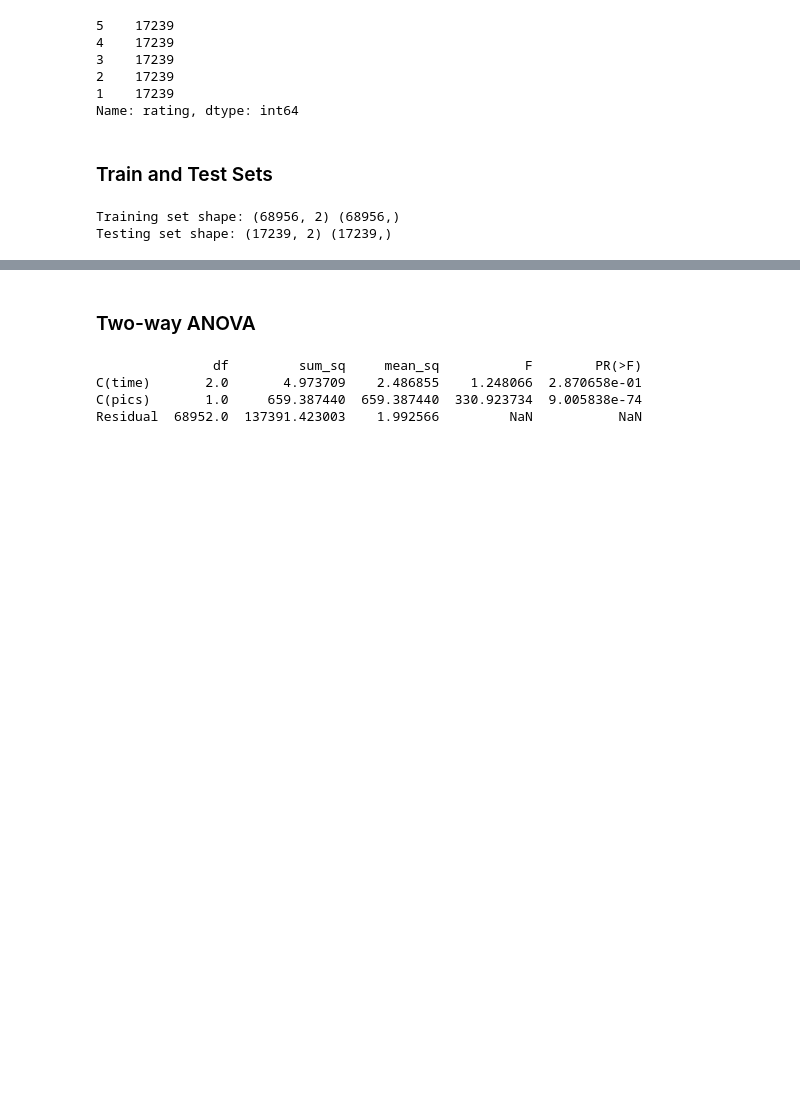
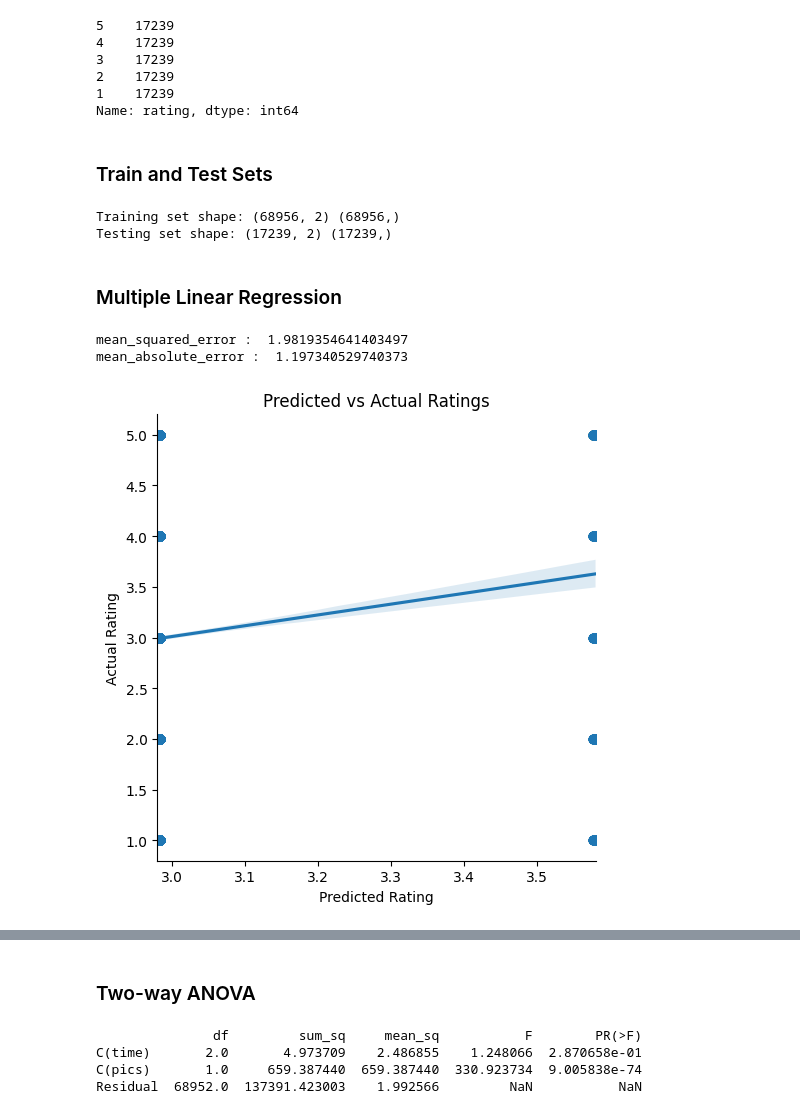
Before and after one commit to SkywingsWang/Masters-Degree-Dissertation, a Jupyter notebook: dissertation.ipynb, the cells around one changed output, grey strips where cells are left out. Saved outputs shown, nothing was run; the diff lists cells and outputs as text; code cells hidden in the pictures; blank space fills up the shorter version.

Commit message:
Update discrete models

```diff
--- a/dissertation.ipynb
+++ b/dissertation.ipynb
@@ -260,3 +275,29 @@ print("Testing set shape:", X_test.shape, y_test.shape)
 # %% [output]
 Training set shape: (68956, 2) (68956,)
 Testing set shape: (17239, 2) (17239,)
+# %% [markdown]
+### Multiple Linear Regression
+# %%
+# Fit the linear regression model
+model = LinearRegression()
+result = model.fit(X_train, y_train)
+predictions = model.predict(X_test)
+
+# model evaluation
+print('mean_squared_error : ', mean_squared_error(y_test, predictions))
+print('mean_absolute_error : ', mean_absolute_error(y_test, predictions))
+# %% [output]
+mean_squared_error :  1.9819354641403497
+mean_absolute_error :  1.197340529740373
+# %%
+# Merge predictions and y_test into a single data frame
+plot_regression = pd.DataFrame({'predictions': predictions, 'actual_rating': y_test})
+
+# Create a scatter plot with linear regression line
+sns.lmplot(x="predictions", y="actual_rating", data=plot_regression, scatter_kws={"alpha": 0.5})
+plt.xlabel('Predicted Rating')
+plt.ylabel('Actual Rating')
+plt.title('Predicted vs Actual Ratings')
+plt.show()
+# %% [output]
+[figure, added]
```
Also changed, not shown: parts of 20 cells of this notebook.
